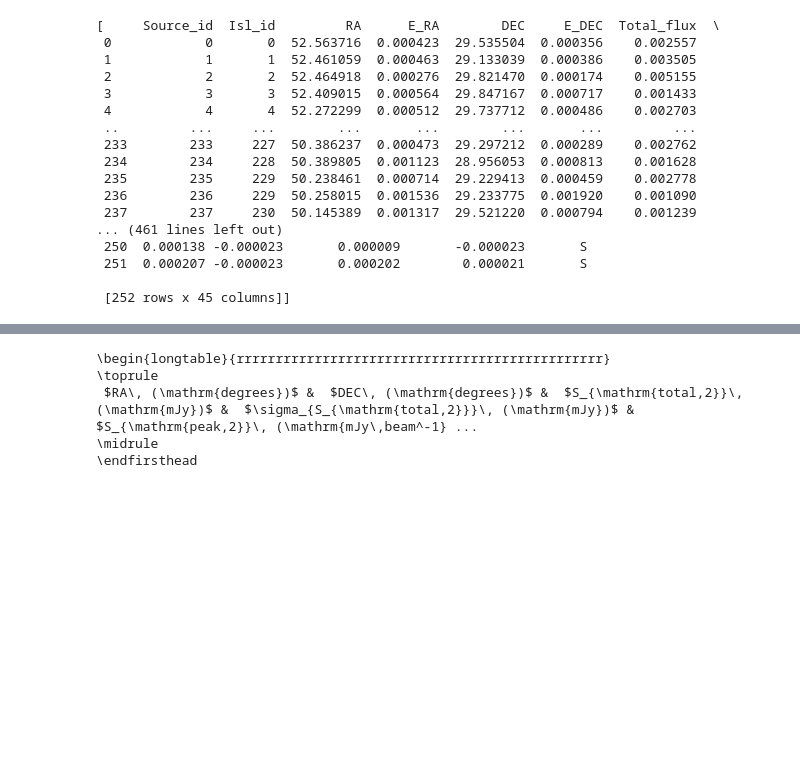
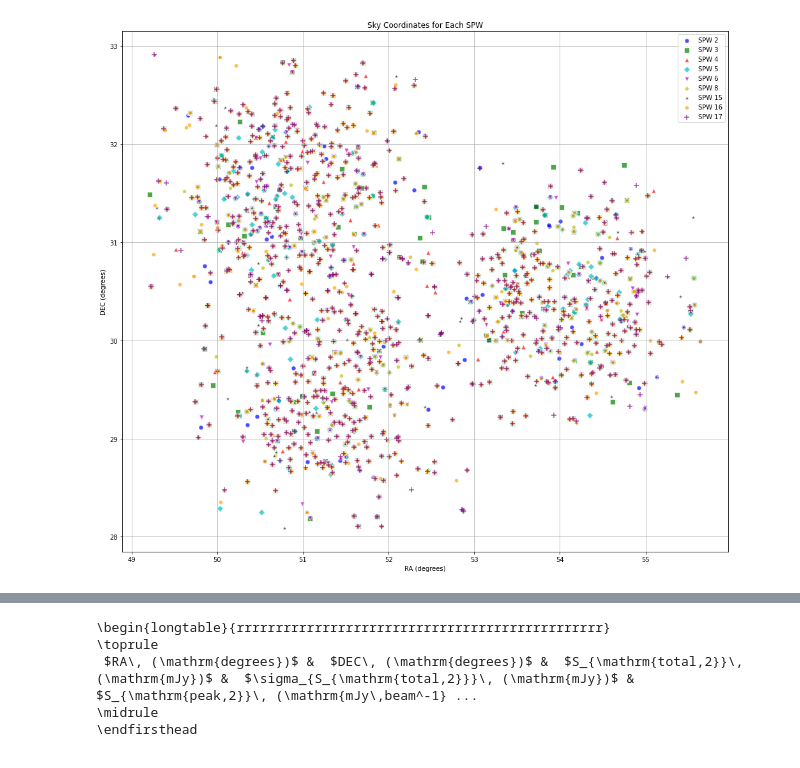
Before and after one commit to halehhajizadeh/VLA-Perseus, a Jupyter notebook: scripts/Source_detecting-spw-Catalog.ipynb, the cells around one changed output, grey strips where cells are left out. Cells and saved outputs as stored; diff of their text form; code cells hidden in the pictures; blank space fills up the shorter version.

```diff
--- a/scripts/Source_detecting-spw-Catalog.ipynb
+++ b/scripts/Source_detecting-spw-Catalog.ipynb
@@ -33 +22,13 @@ srl_file_paths = [
+# %%
+spw = [
+       2,
+       3 ,
+       4,
+       5,
+       6,
+       8,
+       15,
+       16,
+       17
+       ]
 # %%
@@ -35,0 +72,14 @@ dataframes = [pd.read_csv(path, delim_whitespace=True, comment='#', names=column
+# %%
+# Identify repeated sources in each SPW dataframe
+repeated_sources = []
+
+for i, df in enumerate(dataframes):
+    # Group by RA and DEC to find duplicates
+    duplicated = df[df.duplicated(subset=['RA', 'DEC'], keep=False)]
+    repeated_sources.append(duplicated)
+    print(f"Repeated sources in SPW {spw[i]}:")
+    print(duplicated)
+
+# Optionally, store the repeated sources for further analysis
+for i, df in enumerate(repeated_sources):
+    df.to_csv(f'repeated_sources_spw{spw[i]}.csv', index=False)
@@ -36,23 +104,23 @@ dataframes = [pd.read_csv(path, delim_whitespace=True, comment='#', names=column
 # %%
-dataframes
+# Define markers and colors for different SPWs
+markers = ['o', 's', '^', 'D', 'v', 'p', '*', 'h', '+']
+colors = ['b', 'g', 'r', 'c', 'm', 'y', 'k', 'orange', 'purple']
+
+# Plotting RA and DEC using SkyCoord
+plt.figure(figsize=(17, 15))
+for i, (df, marker, color) in enumerate(zip(dataframes, markers, colors)):
+    # Convert RA and DEC to SkyCoord
+    coords = SkyCoord(ra=df['RA'].values * u.degree, dec=df['DEC'].values * u.degree, frame='icrs')
+    plt.scatter(coords.ra.deg, coords.dec.deg, label=f'SPW {spw[i]}', alpha=0.7, edgecolors='w', s=50, marker=marker, color=color)
+
+plt.xlabel('RA (degrees)')
+plt.ylabel('DEC (degrees)')
+plt.title('Sky Coordinates for Each SPW')
+plt.legend()
+plt.grid(True)
+plt.show()
 # %% [output]
-[     Source_id  Isl_id         RA      E_RA        DEC     E_DEC  Total_flux  \
- 0            0       0  52.563716  0.000423  29.535504  0.000356    0.002557
- 1            1       1  52.461059  0.000463  29.133039  0.000386    0.003505
- 2            2       2  52.464918  0.000276  29.821470  0.000174    0.005155
- 3            3       3  52.409015  0.000564  29.847167  0.000717    0.001433
- 4            4       4  52.272299  0.000512  29.737712  0.000486    0.002703
- ..         ...     ...        ...       ...        ...       ...         ...
- 233        233     227  50.386237  0.000473  29.297212  0.000289    0.002762
- 234        234     228  50.389805  0.001123  28.956053  0.000813    0.001628
- 235        235     229  50.238461  0.000714  29.229413  0.000459    0.002778
- 236        236     229  50.258015  0.001536  29.233775  0.001920    0.001090
- 237        237     230  50.145389  0.001317  29.521220  0.000794    0.001239
-... (461 lines left out)
- 250  0.000138 -0.000023       0.000009       -0.000023       S
- 251  0.000207 -0.000023       0.000202        0.000021       S
-
- [252 rows x 45 columns]]
+[figure, added]
 # %%
 # Function to round RA and DEC
 def round_ra_dec(dataframe, decimal=2):
```
Also changed, not shown: parts of 4 cells of this notebook.
